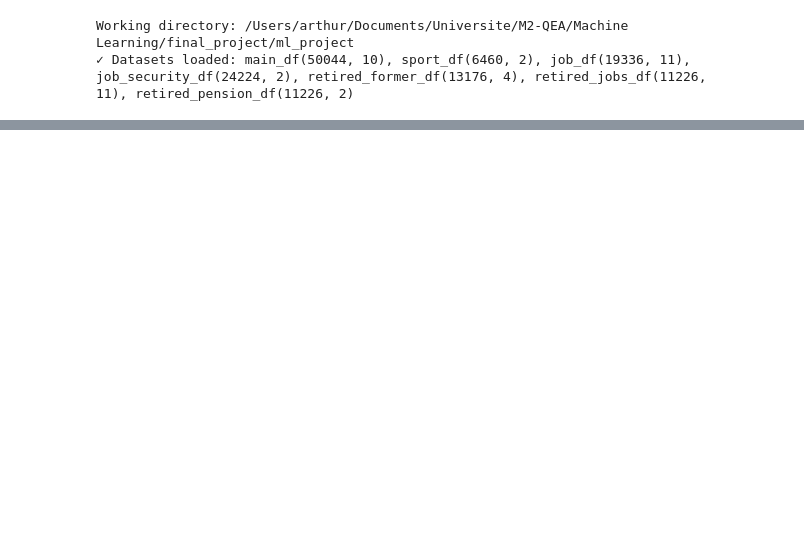
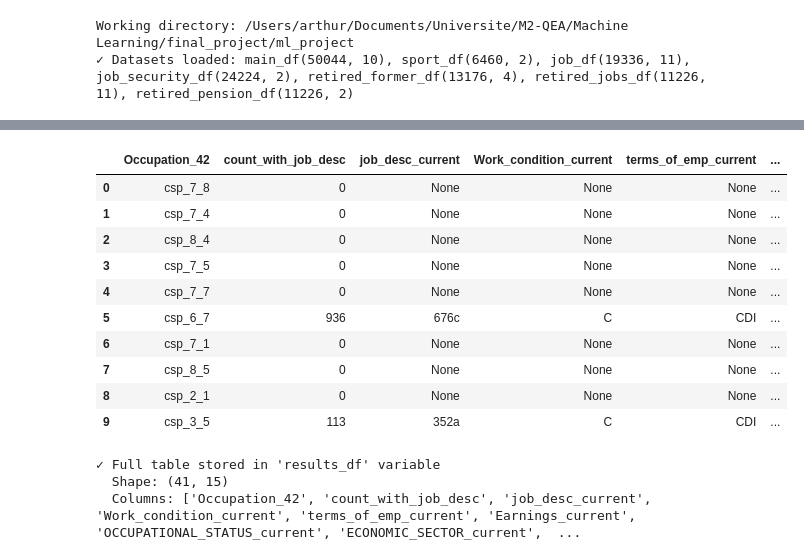
Before and after one commit to mariamellor/ml_project, a Jupyter notebook: src/draft-full_pipeline.ipynb, the cells around one changed output, grey strips where cells are left out. Saved outputs shown, nothing was run; the diff lists cells and outputs as text; code cells hidden in the pictures; blank space fills up the shorter version.

```diff
--- a/src/draft-full_pipeline.ipynb
+++ b/src/draft-full_pipeline.ipynb
@@ -411,0 +1703,63 @@ Mean Absolute Error            0.0973          0.1032
+# %%
+# Analysis: People with missing job_desc_current by Occupation_42
+print("=" * 80)
+print("ANALYSIS: MISSING JOB_DESC_CURRENT BY OCCUPATION_42")
+print("=" * 80)
+
+# Step 1: Filter people with missing job_desc_current
+missing_job_desc = df[df['job_desc_current'].isna()].copy()
+print(f"\n1. People with missing job_desc_current: {len(missing_job_desc)}")
+
+# Step 2: Get unique Occupation_42 values from those with missing job_desc_current
+occupation_values = missing_job_desc['Occupation_42'].dropna().unique()
+print(f"\n2. Unique Occupation_42 values in missing group: {len(occupation_values)}")
+
+# Step 3: For each Occupation_42, count people with same value but NON-missing job_desc_current
+# and calculate mode of job columns
+results = []
+
+for occ in occupation_values:
+    # Get people with this Occupation_42 who HAVE job_desc_current
+    same_occ_with_job = df[(df['Occupation_42'] == occ) & (df['job_desc_current'].notna())].copy()
+
+    # Count
+    count_with_data = len(same_occ_with_job)
+
+    # Calculate mode for all job_df columns (those ending with _current)
+    mode_data = {'Occupation_42': occ, 'count_with_job_desc': count_with_data}
+
+    if count_with_data > 0:
+        # For each job column, calculate mode
+        for col in job_cols_in_df:
+            if col in same_occ_with_job.columns:
+                mode_values = same_occ_with_job[col].mode()
+                if len(mode_values) > 0:
+                    mode_data[col] = mode_values.iloc[0]
+                else:
+                    mode_data[col] = None
+    else:
+        # No data available
+        for col in job_cols_in_df:
+            mode_data[col] = None
+
+    results.append(mode_data)
+
+# Create DataFrame
+results_df = pd.DataFrame(results)
+
+print(f"\n3. Results summary:")
+print(f"   - Total Occupation_42 categories analyzed: {len(results_df)}")
+print(f"   - Categories with reference data (count > 0): {(results_df['count_with_job_desc'] > 0).sum()}")
+print(f"   - Categories with NO reference data (count = 0): {(results_df['count_with_job_desc'] == 0).sum()}")
+
+# Display the table
+print("\n" + "=" * 80)
+print("RESULTS TABLE")
+print("=" * 80)
+print(f"\nShowing first 10 rows (total: {len(results_df)} rows):\n")
+display(results_df.head(10))
+
+print(f"\n✓ Full table stored in 'results_df' variable")
+print(f"  Shape: {results_df.shape}")
+print(f"  Columns: {list(results_df.columns)}")
+# %% [output]
@@ -411,0 +1784,14 @@ Mean Absolute Error            0.0973          0.1032
+|  | Occupation_42 | count_with_job_desc | job_desc_current | Work_condition_current | terms_of_emp_current | ... |
+| 0 | csp_7_8 | 0 | None | None | None | ... |
+| 1 | csp_7_4 | 0 | None | None | None | ... |
+| 2 | csp_8_4 | 0 | None | None | None | ... |
+| 3 | csp_7_5 | 0 | None | None | None | ... |
+| 4 | csp_7_7 | 0 | None | None | None | ... |
+| 5 | csp_6_7 | 936 | 676c | C | CDI | ... |
+| 6 | csp_7_1 | 0 | None | None | None | ... |
+| 7 | csp_8_5 | 0 | None | None | None | ... |
+| 8 | csp_2_1 | 0 | None | None | None | ... |
+| 9 | csp_3_5 | 113 | 352a | C | CDI | ... |
+✓ Full table stored in 'results_df' variable
+  Shape: (41, 15)
+  Columns: ['Occupation_42', 'count_with_job_desc', 'job_desc_current', 'Work_condition_current', 'terms_of_emp_current', 'Earnings_current', 'OCCUPATIONAL_STATUS_current', 'ECONOMIC_SECTOR_current',  ...
```
Also changed, not shown: parts of 8 cells of this notebook, 1 other file.
